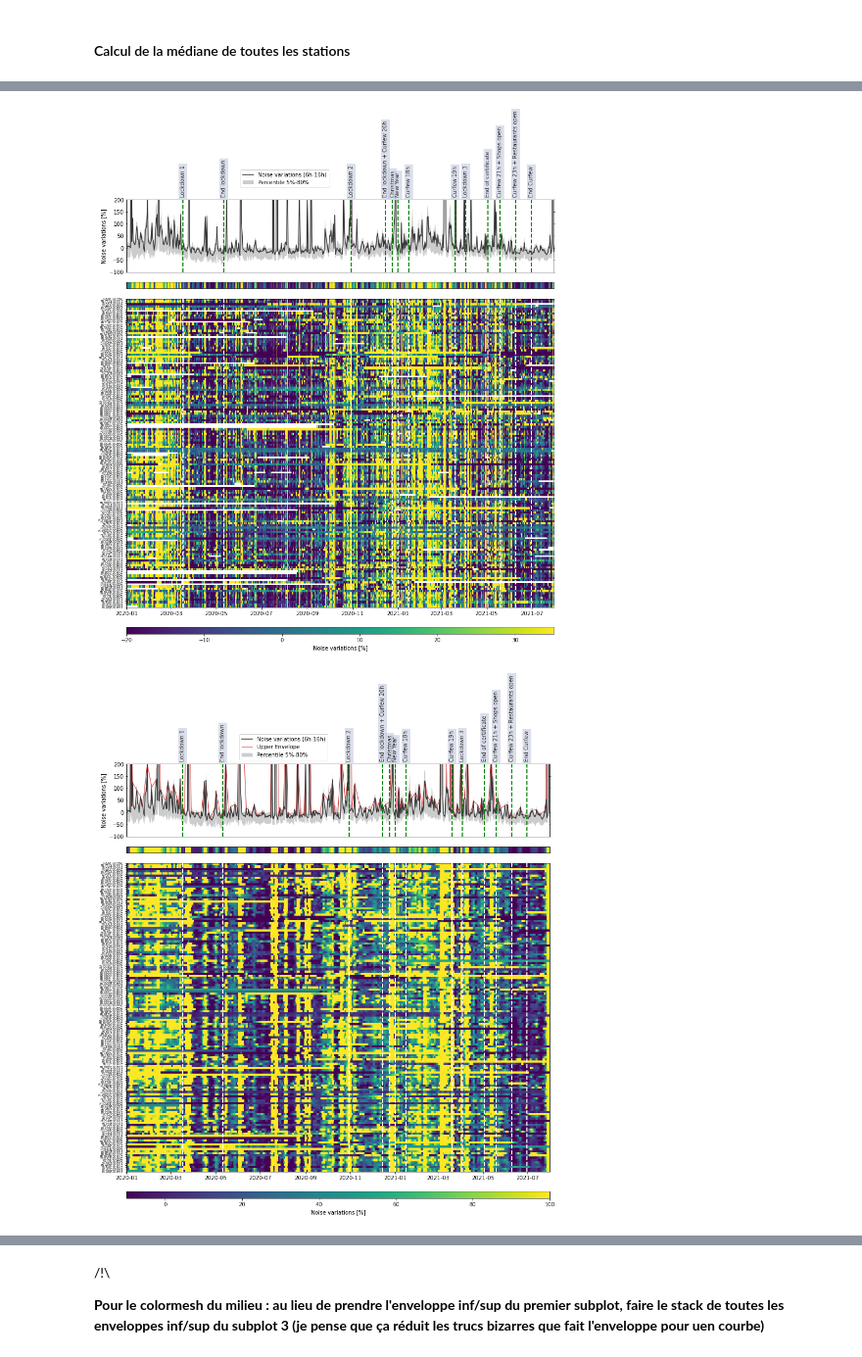
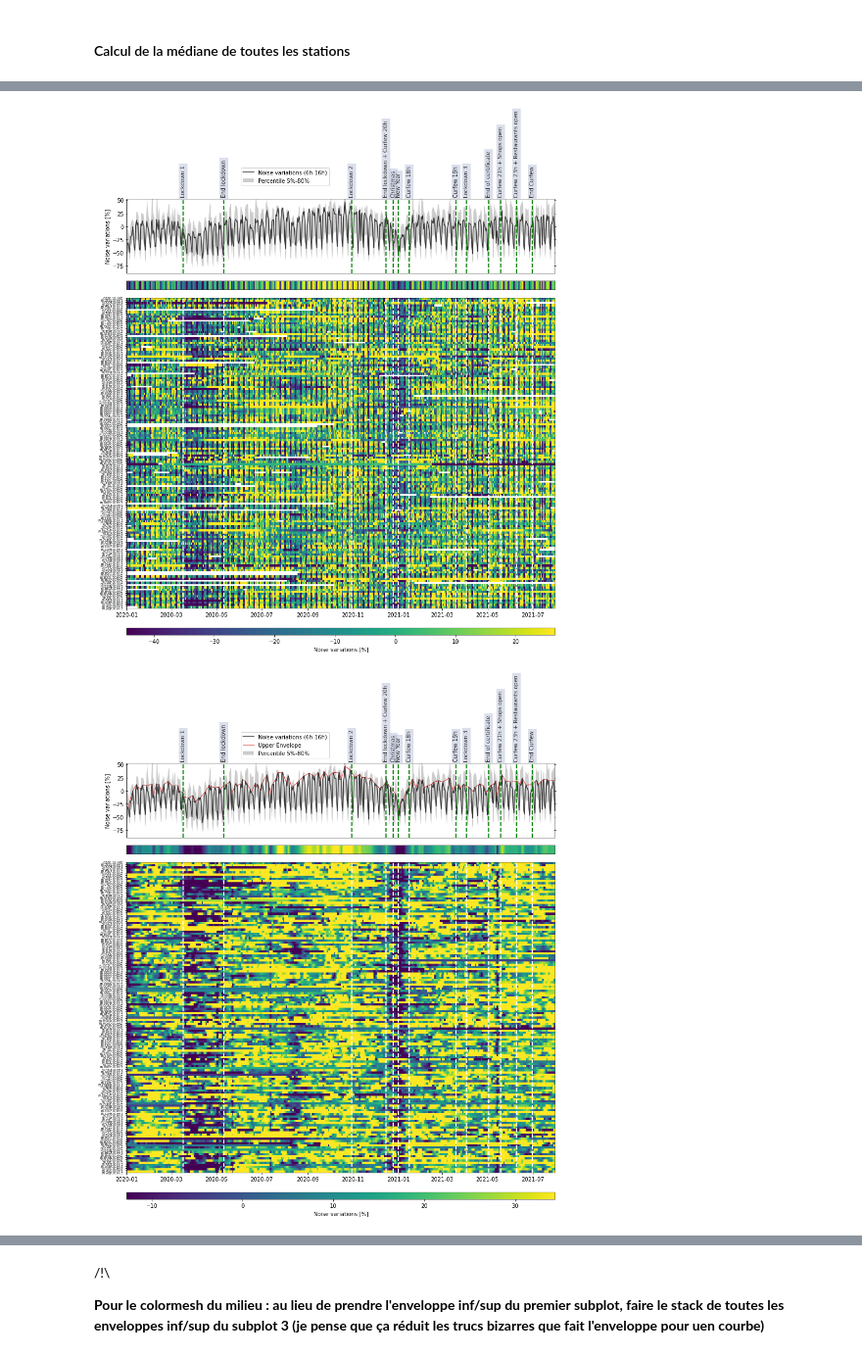
Before and after one commit to FlavienMattern/seismic-noise, a Jupyter notebook: fr_noise_overview.ipynb, the cells around one changed output, grey strips where cells are left out. Shown at 98% size. Cells and saved outputs as stored; diff of their text form; code cells hidden in the pictures.

Commit message:
Corrections heures locales

```diff
--- a/fr_noise_overview.ipynb
+++ b/fr_noise_overview.ipynb
@@ -41,8 +41,8 @@ DRMS_FOLDER  = "/media/flavien/Flavien USB/Stages/noise_data/DRMS"
 MSEED_FOLDER = "/media/flavien/Flavien USB/Stages/noise_data/MSEED"
 DATA_FOLDER  = "DATA"
 freqs = [(0.01, 0.03), (0.1, 0.25), (0.3, 1), (1, 3), (5, 15), (20, 50)] # Bandes de fréquences à étudier
-freq = "0.0-0.0"
-freq_str = "0.01-0.03"
+freq = "5.0-15.0"
+freq_str = "5.0-15.0"
 
 tStart = "2020-01-01"
 tEnd   = "2021-08-01"
@@ -90,10 +90,17 @@ for j, st_str in tqdm.tqdm(enumerate(list_stations)):
     ### Calcul du déplacement RMS de la station
     try:
         dataframe = pd.read_csv("{}/{}.csv".format(DRMS_FOLDER, st_str), index_col=0)
-        dataframe.index=pd.to_datetime(dataframe.index)
-        dRMS = dataframe
+        dataframe.index = pd.to_datetime(dataframe.index)
+        dRMS = dataframe.copy()
     except:
         continue
+
+    ### Conversion des index en temps local
+    UTC = [UTCDateTime(d) for d in dRMS.index]
+    local = UTCToLocal(UTC)
+    local = [pd.to_datetime(str(d)) for d in local]  # Un peu long ...
+    local = pd.DatetimeIndex(local)
+    dRMS.index = local.tz_localize(None)
 
     st_list = np.append(st_list, st_str)
 
@@ -200,7 +207,7 @@ for n in range(len(dates_tags)):
     desc_search = desc_tags[n]
     t_text = t_search - pd.Timedelta("5 days")
     ax.axvline(t_search, ls="--", lw=1, color="#B82A2A", zorder=10)   # Confinement 1
-    ax.text(t_text, -90, desc_search,
+    ax.text(t_text, -95, desc_search,
             color="#2B2B2B", fontsize="medium", rotation=90,
             ha="center", va="bottom",
             bbox=box_txt)   # Confinement 1
@@ -225,7 +232,7 @@ for ii in range(np.shape(med_var)[1]):
 
 plt.fill_between(dates, perc_i, perc_f,alpha=.25, label="percentile 5%-80%", color=color, lw=0)
 plt.grid(axis="y", color="#D5D5D5", linestyle='--', linewidth=1)
-plt.ylim(-100, 200)
+plt.ylim(-100, 50)
 plt.legend(loc=2)
 plt.title("{} Hz".format(freq_str))
 plt.tight_layout()
@@ -296,7 +303,7 @@ for signal_choice in ["all", "env_up", "env_down"]:
     if signal_choice == "env_down":
         plt.plot(dates, enveloppe(dates, noise_fr)[0], color="#D32727", label="Lower Envelope", lw=1)
     plt.fill_between(dates, perc_i, perc_f,alpha=.25, label="Percentile 5%-80%", color=color, lw=0)
-    plt.ylim(-100, 200)
+    plt.ylim(2*np.quantile(noise_fr, 0.05), 2*np.quantile(noise_fr, 0.95))
     plt.legend(loc=2, bbox_to_anchor=(0.26, 1.45))
     plt.xticks([])
 
@@ -304,44 +311,48 @@ for signal_choice in ["all", "env_up", "env_down"]:
         t_search = dates_tags[n]
         desc_search = desc_tags[n]
         t_text = t_search - pd.Timedelta("0 days")
         plt.axvline(t_search, ls="--", lw=2, color="green", zorder=10)   # Confinement 1
-        plt.text(t_text, 210, desc_search,
-                color="#2B2B2B", fontsize="medium", rotation=90,
-                ha="center", va="bottom",
-                bbox=box_txt)   # Confinement 1
+        plt.text(t_text, 2.1*np.quantile(noise_fr, 0.95), desc_search,
+                 color="#2B2B2B", fontsize="medium", rotation=90,
+                 ha="center", va="bottom",
+                 bbox=box_txt)   # Confinement 1
 
 
     ### MEDIANE COLORMESH
     plt.subplot(grid[5])
     plt.tick_params(direction="inout", which="both", top=True, right=True)
-    if signal_choice == "all":      plt.pcolormesh(dates, [".", ""], [noise_fr, noise_fr])
-    if signal_choice == "env_up":   plt.pcolormesh(dates, [".", ""], [enveloppe(dates, noise_fr)[1], enveloppe(dates, noise_fr)[1]])
-    if signal_choice == "env_down": plt.pcolormesh(dates, [".", ""], [enveloppe(dates, noise_fr)[0], enveloppe(dates, noise_fr)[0]])
+    if signal_choice == "all":      array1D = noise_fr
+    if signal_choice == "env_up":   array1D = enveloppe(dates, noise_fr)[1]
+    if signal_choice == "env_down": array1D = enveloppe(dates, noise_fr)[0]
+    plt.pcolormesh(dates, [".", ""], [array1D, array1D])
     plt.yticks([])
     plt.xticks([])
-    plt.clim(cbar_lim)
+    # plt.clim(cbar_lim)
+    plt.clim(np.quantile(array1D, 0.05), np.quantile(array1D, 0.95))
 
 
     ### DETAILS
     plt.subplot(grid[6:])
-    if signal_choice == "all":      plt.pcolormesh(dates, st_list, med_var)
-    if signal_choice == "env_up":   plt.pcolormesh(dates, st_list, env_up_matrix)
-    if signal_choice == "env_down": plt.pcolormesh(dates, st_list, env_down_matrix)
+    if signal_choice == "all":      array2D = med_var
+    if signal_choice == "env_up":   array2D = env_up_matrix
+    if signal_choice == "env_down": array2D = env_down_matrix
+    plt.pcolormesh(dates, st_list, array2D)
     plt.tick_params(axis='y', labelsize=5)
 
     for n in range(len(dates_tags)):
         t_search = dates_tags[n]
         desc_search = desc_tags[n]
         t_text = t_search - pd.Timedelta("0 days")
         plt.axvline(t_search, ls="--", lw=2, color="white", zorder=10)   # Confinement 1
 
-    plt.clim(cbar_lim)
+    # plt.clim(cbar_lim)
+    plt.clim(np.quantile(array1D, 0.05), np.quantile(array1D, 0.95))
     plt.colorbar(orientation="horizontal", label='Noise variations [%]', pad=0.05, shrink=1, aspect=60)
     fig.tight_layout()
 
     folder = "RESULTS/FR/all_stations/{}Hz".format(freq_str)
     if not os.path.exists(folder): os.makedirs(folder)
     plt.savefig("{}/ts_day_details{}.png".format(folder, filename_suffix), dpi=150)
 # %% [output]
-[figure, old version]
+[figure, new version]
-[figure, old version]
+[figure, new version]
```
Also changed, not shown: parts of 4 cells of this notebook.
